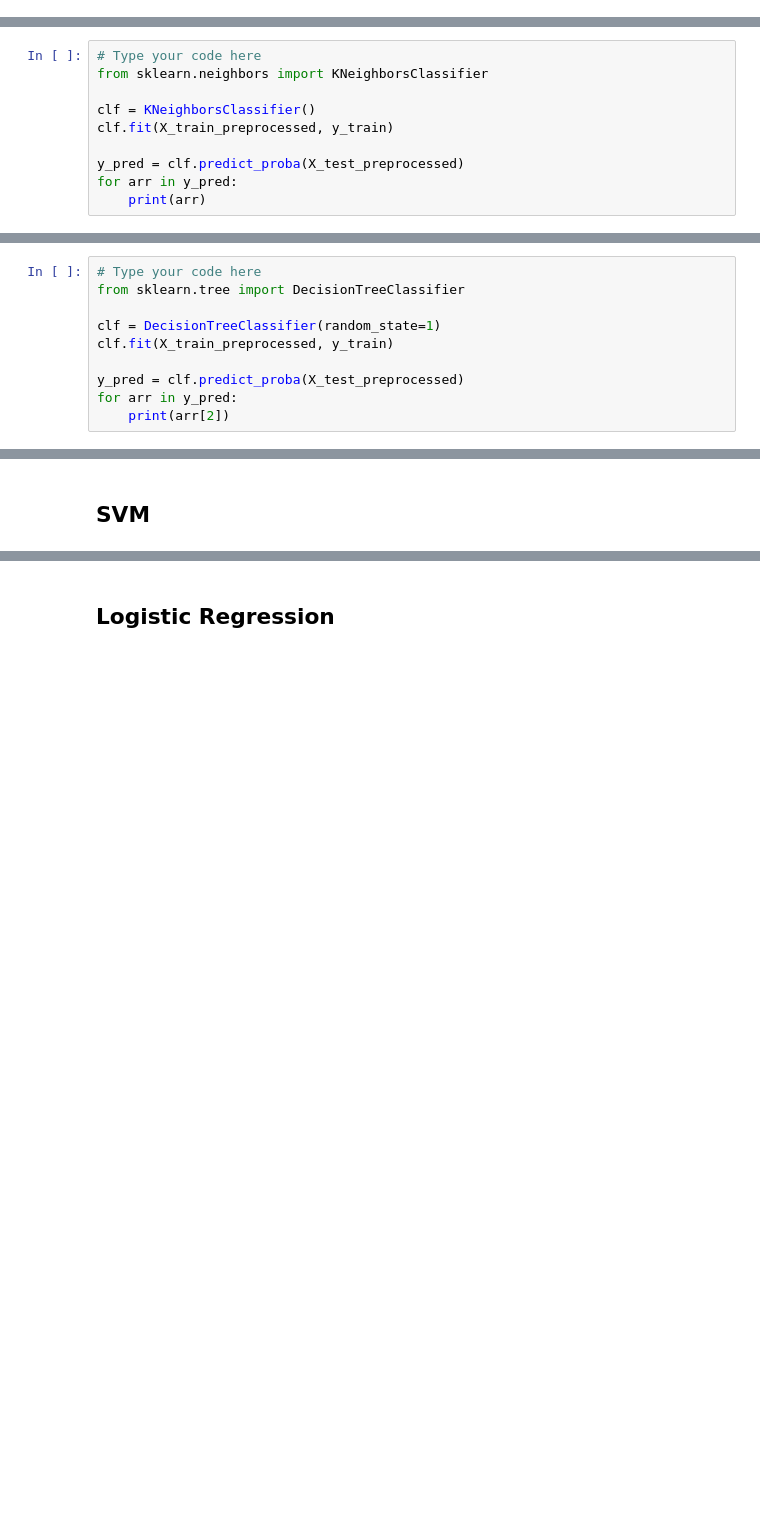
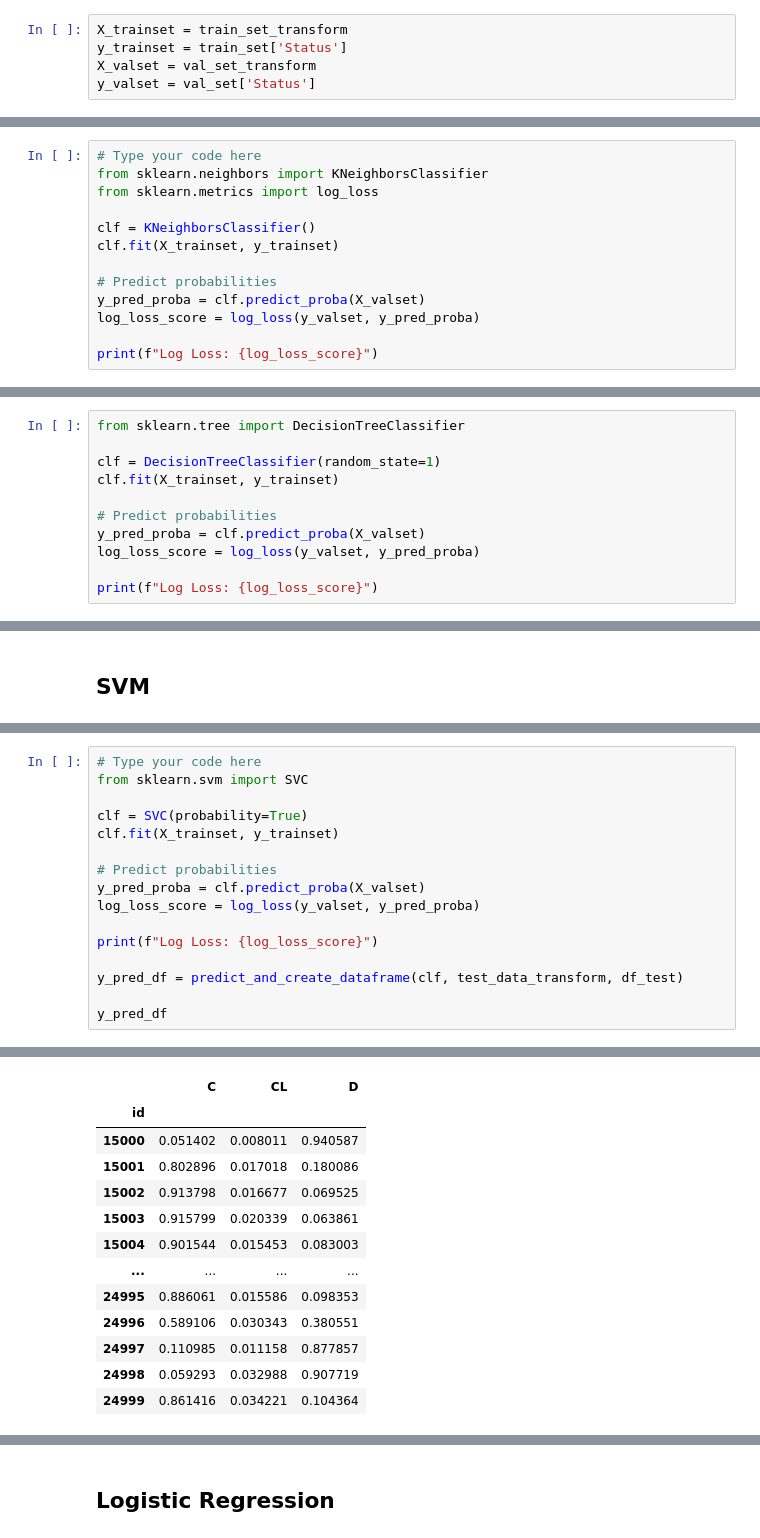
Before and after one commit to shafiqIrv/praktikumAI1, a Jupyter notebook: notebook_rafly.ipynb, the cells around one changed output, grey strips where cells are left out. Cells and saved outputs as stored; diff of their text form; blank space fills up the shorter version.

```diff
--- a/notebook_rafly.ipynb
+++ b/notebook_rafly.ipynb
@@ -402,2 +487,7 @@ array([[ 0.00174676, -1.42987705,  0.08334958, ...,  1.        ,
+# %%
+X_trainset = train_set_transform
+y_trainset = train_set['Status']
+X_valset = val_set_transform
+y_valset = val_set['Status']
 # %% [markdown]
 or create your own here
@@ -412,11 +500,14 @@ Modelling is the process of building your own machine learning models to solve s
 # %%
 # Type your code here
 from sklearn.neighbors import KNeighborsClassifier
+from sklearn.metrics import log_loss
 
 clf = KNeighborsClassifier()
-clf.fit(X_train_preprocessed, y_train)
+clf.fit(X_trainset, y_trainset)
 
-y_pred = clf.predict_proba(X_test_preprocessed)
-for arr in y_pred:
-    print(arr)
+# Predict probabilities
+y_pred_proba = clf.predict_proba(X_valset)
+log_loss_score = log_loss(y_valset, y_pred_proba)
+
+print(f"Log Loss: {log_loss_score}")
 # %% [output]
@@ -486,13 +538,14 @@ y_pred_df
 # %% [markdown]
 ## ID3
 # %%
-# Type your code here
 from sklearn.tree import DecisionTreeClassifier
 
 clf = DecisionTreeClassifier(random_state=1)
-clf.fit(X_train_preprocessed, y_train)
+clf.fit(X_trainset, y_trainset)
 
-y_pred = clf.predict_proba(X_test_preprocessed)
-for arr in y_pred:
-    print(arr[2])
+# Predict probabilities
+y_pred_proba = clf.predict_proba(X_valset)
+log_loss_score = log_loss(y_valset, y_pred_proba)
+
+print(f"Log Loss: {log_loss_score}")
 # %% [output]
@@ -519,0 +555,17 @@ for arr in y_pred:
+# %%
+# Type your code here
+from sklearn.svm import SVC
+
+clf = SVC(probability=True)
+clf.fit(X_trainset, y_trainset)
+
+# Predict probabilities
+y_pred_proba = clf.predict_proba(X_valset)
+log_loss_score = log_loss(y_valset, y_pred_proba)
+
+print(f"Log Loss: {log_loss_score}")
+
+y_pred_df = predict_and_create_dataframe(clf, test_data_transform, df_test)
+
+y_pred_df
+# %% [output]
@@ -519,0 +574,13 @@ for arr in y_pred:
+|  | C | CL | D |
+| id |  |  |  |
+| 15000 | 0.051402 | 0.008011 | 0.940587 |
+| 15001 | 0.802896 | 0.017018 | 0.180086 |
+| 15002 | 0.913798 | 0.016677 | 0.069525 |
+| 15003 | 0.915799 | 0.020339 | 0.063861 |
+| 15004 | 0.901544 | 0.015453 | 0.083003 |
+| ... | ... | ... | ... |
+| 24995 | 0.886061 | 0.015586 | 0.098353 |
+| 24996 | 0.589106 | 0.030343 | 0.380551 |
+| 24997 | 0.110985 | 0.011158 | 0.877857 |
+| 24998 | 0.059293 | 0.032988 | 0.907719 |
+| 24999 | 0.861416 | 0.034221 | 0.104364 |
```
Also changed, not shown: parts of 20 cells of this notebook, 3 other files.
